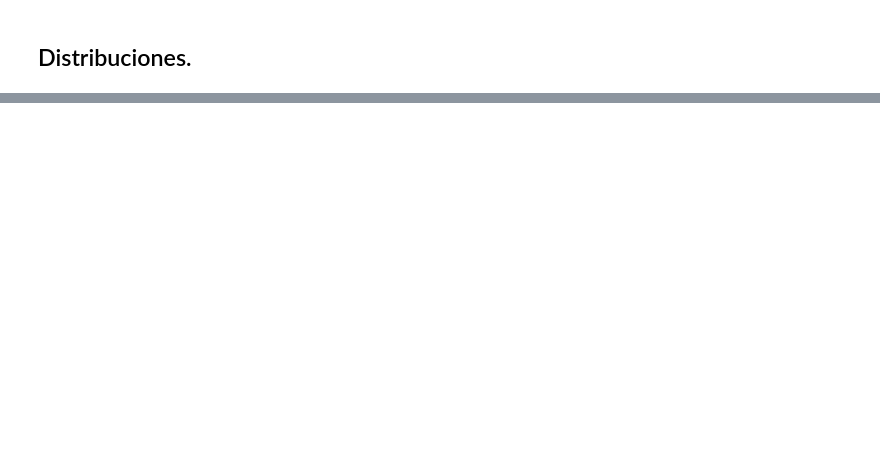
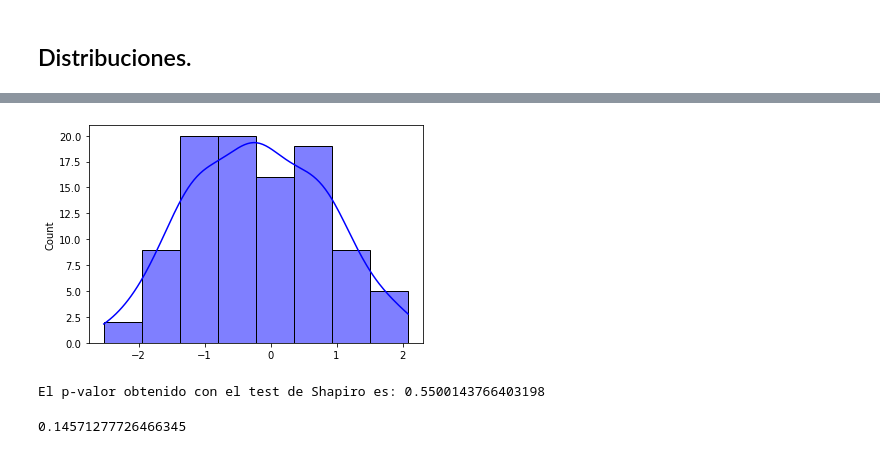
Before and after one commit to Adalab/da-promo-b-pt-ejercicios-profes, a Jupyter notebook: Modulo3/modulo-3-leccion-08-estadistica-inferencial.ipynb, the cells around one changed output, grey strips where cells are left out. Saved outputs shown, nothing was run; the diff lists cells and outputs as text; code cells hidden in the pictures; blank space fills up the shorter version.

```diff
--- a/Modulo3/modulo-3-leccion-08-estadistica-inferencial.ipynb
+++ b/Modulo3/modulo-3-leccion-08-estadistica-inferencial.ipynb
@@ -95,0 +96,6 @@ plt.show()
+# %%
+# distribución normal
+datos_normal = np.random.normal(0,1, 100)
+sns.histplot(datos_normal, kde=True, color='blue');
+# %% [output]
+[figure, added]
@@ -95,0 +105,13 @@ plt.show()
+# %%
+## test de shapiro
+p_value_shapiro = shapiro(datos_normal).pvalue
+p_value_shapiro
+print(f"El p-valor obtenido con el test de Shapiro es: {p_value_shapiro}")
+# %% [output]
+El p-valor obtenido con el test de Shapiro es: 0.5500143766403198
+# %%
+#test de kolmogorov
+p_value_k = kstest(datos_normal, 'norm').pvalue
+p_value_k
+# %% [output]
+0.14571277726466345
```
Also changed, not shown: parts of 9 cells of this notebook.
